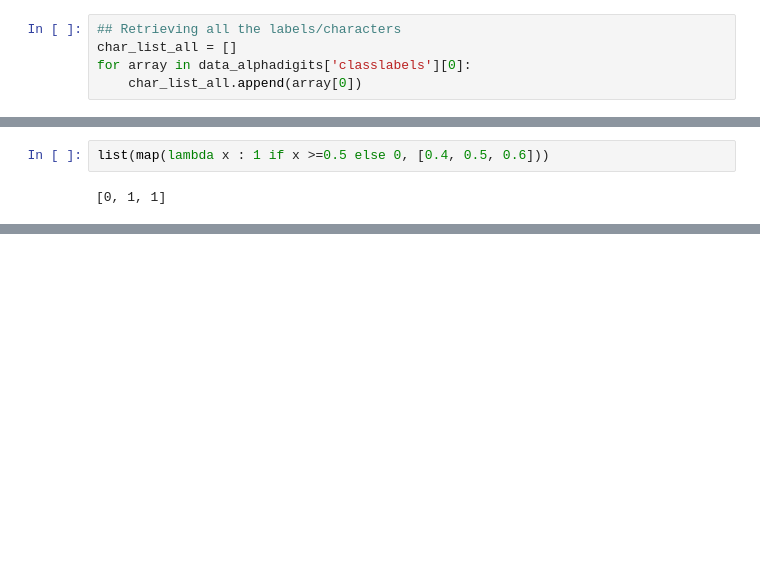
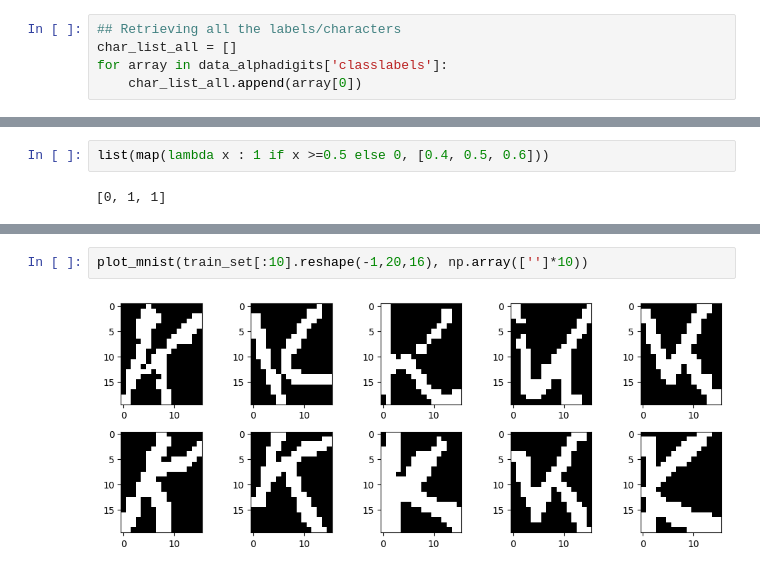
Before and after one commit to SebX-7879/Image_generation_DL2, a Jupyter notebook: projet_DL2_Seb.ipynb, the cells around one changed output, grey strips where cells are left out. Drawn from its saved outputs; the diff is of its cells as text; blank space fills up the shorter version.

```diff
--- a/projet_DL2_Seb.ipynb
+++ b/projet_DL2_Seb.ipynb
@@ -94,7 +111,7 @@ plot_mnist(X_train, y_train)
 # %%
 ## Retrieving all the labels/characters
 char_list_all = []
-for array in data_alphadigits['classlabels'][0]:
+for array in data_alphadigits['classlabels']:
     char_list_all.append(array[0])
 # %%
 def char_to_index(char):
@@ -230,0 +281,4 @@ sampled_images = generer_image_RBM(n_iter_gibbs = 10, n_samples=1, trained_RBM =
+# %%
+plot_mnist(train_set[:10].reshape(-1,20,16), np.array(['']*10))
+# %% [output]
+[figure, added]
```
Also changed, not shown: parts of 28 cells of this notebook, 1 other file.
